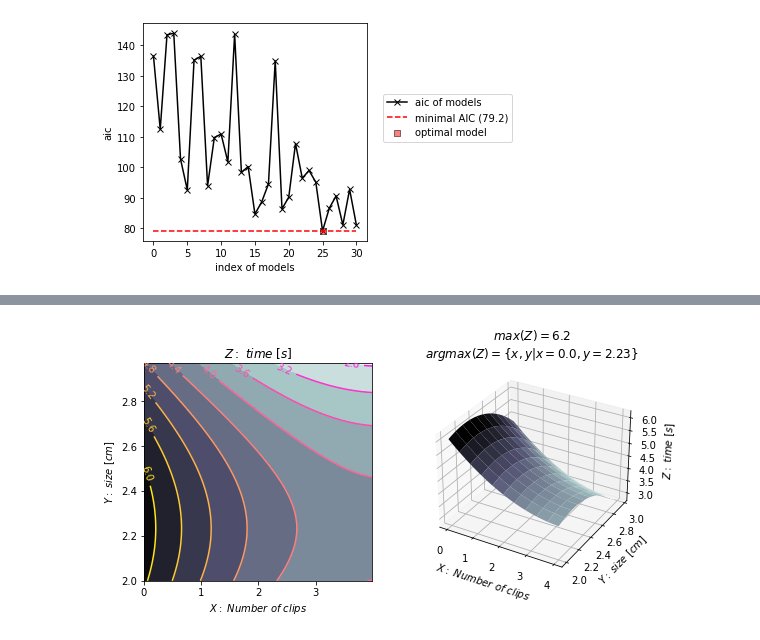
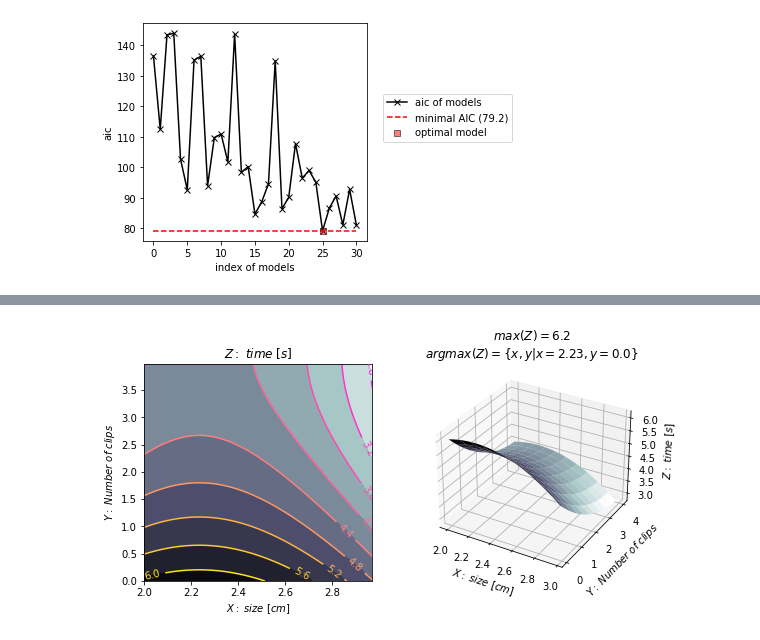
Before and after one commit to yo-aka-gene/helicopter, a Jupyter notebook: 2way/analysis/mla.ipynb, the cells around one changed output, grey strips where cells are left out. Drawn from its saved outputs; the diff is of its cells as text; code cells hidden in the pictures.

```diff
--- a/2way/analysis/mla.ipynb
+++ b/2way/analysis/mla.ipynb
@@ -220,7 +220,16 @@ def get_func(
         idx = params.index
 
     split_x = lambda l_x: [str(x).split("*") for x in l_x]
-    unique = lambda l_x: list(set(l_x))
+    def unique(l_x):
+        ret_l_x = [
+            l_x[i] for i in sorted(
+                np.unique(
+                    np.array(l_x),
+                    return_index=True
+                )[1]
+            )
+        ]
+        return ret_l_x
     get_var = lambda l_x: l_x[0]
     remove_bracket = lambda x: x[1:-1] if "(" in x else x
     split_minus = lambda l_x: [get_var(remove_bracket(x).split("-")) for x in l_x]
@@ -324,35 +333,35 @@ fig = plt.figure(figsize=(9, 4))
 
 ax1 = fig.add_subplot(121, facecolor="w")
 ax2 = fig.add_subplot(122, projection="3d", facecolor="w")
 
 
 
 arg2d = {
-    "xlabel": "$X:$ $Number$ $of$ $clips$",
-    "ylabel": "$Y:$ $size$ $[cm]$",
+    "xlabel": "$X:$ $size$ $[cm]$",
+    "ylabel": "$Y:$ $Number$ $of$ $clips$",
     "title": "$Z:$ $time$ $[s]$"
 }
 
 v, h = (
     np.argmax(func.z.value) // func.z.value.shape[1],
     np.argmax(func.z.value) % func.z.value.shape[1],
 )
 
 title = "$max(Z)=" + f"{func.z.value.max().round(2)}$\n" +\
 "$argmax(Z)=\{x, y|" + f"x={func.x.value[v][h].round(2)}," +\
 f" y={func.y.value[v][h].round(2)}" + "\}$"
 
 arg3d = {
-    "xlabel": "$X:$ $Number$ $of$ $clips$",
-    "ylabel": "$Y:$ $size$ $[cm]$",
+    "xlabel": "$X:$ $size$ $[cm]$",
+    "ylabel": "$Y:$ $Number$ $of$ $clips$",
     "zlabel": "$Z:$ $time$ $[s]$",
     "title": title
 }
 
 contour2d(func, ax=ax1, **arg2d)
 contour3d(func, ax=ax2, **arg3d)
 
 if conf.savefile:
     plt.savefig(f"{conf.dirctory}/optimization.png", **conf.kwarg_savefig)
 # %% [output]
-[figure, old version]
+[figure, new version]
```
Also changed, not shown: parts of 1 cell of this notebook, 1 other file.
